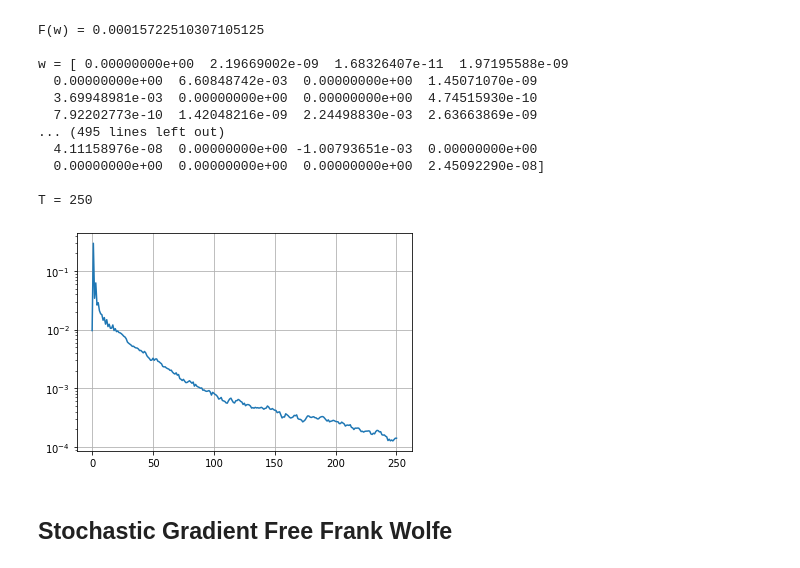
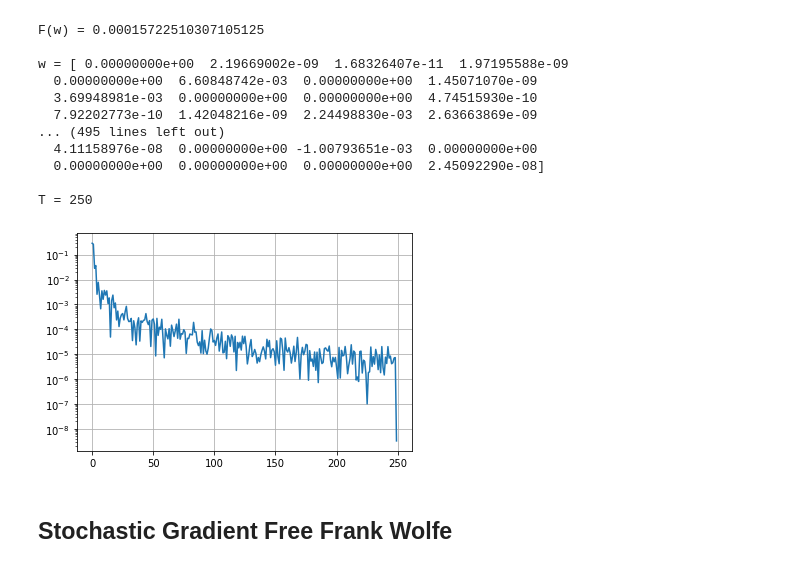
Before and after one commit to liacov/OPTproj, a Jupyter notebook: notebooks/LassoRegression.ipynb, the cells around one changed output. Drawn from its saved outputs; the diff is of its cells as text; code cells hidden in the pictures.

```diff
--- a/notebooks/LassoRegression.ipynb
+++ b/notebooks/LassoRegression.ipynb
@@ -297,12 +298,15 @@ w = [ 0.00000000e+00  2.19669002e-09  1.68326407e-11  1.97195588e-09
   0.00000000e+00  0.00000000e+00  0.00000000e+00  2.45092290e-08]
 
 T = 250
+# %%
+loss_ad = np.load("../Data/results/loss_dZFW_lasso_AD.npy")
+f_valuesd = np.load("../Data/results/function_dZFW_lasso_AD.npy")
 # %%
-plt.plot(f_valuesd - F(w_star))
+plt.plot(loss_ad)
 plt.yscale("log")
 plt.grid()
 # %% [output]
-[figure, old version]
+[figure, new version]
 # %% [markdown]
 ## Stochastic Gradient Free Frank Wolfe
 # %%
```
Also changed, not shown: parts of 24 cells of this notebook, 5 other files.
